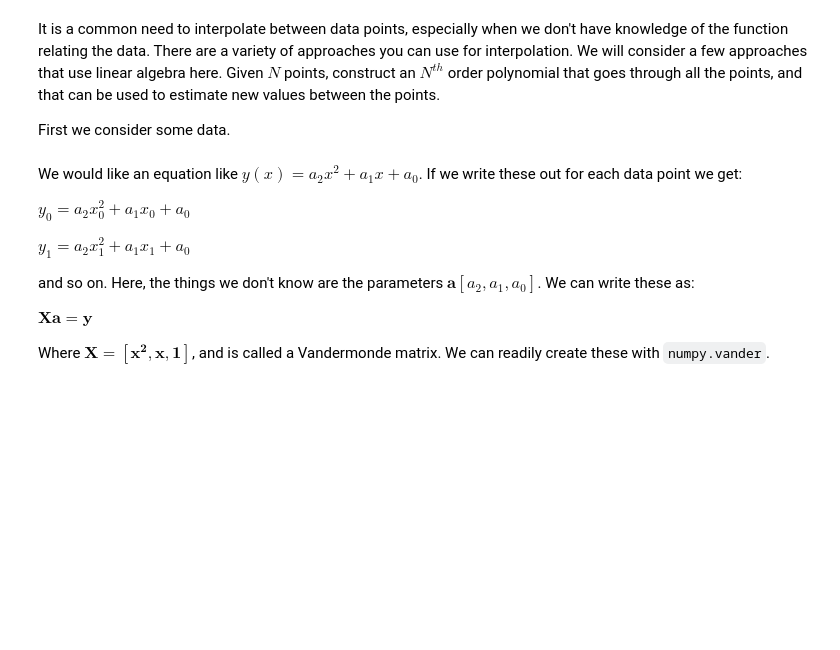
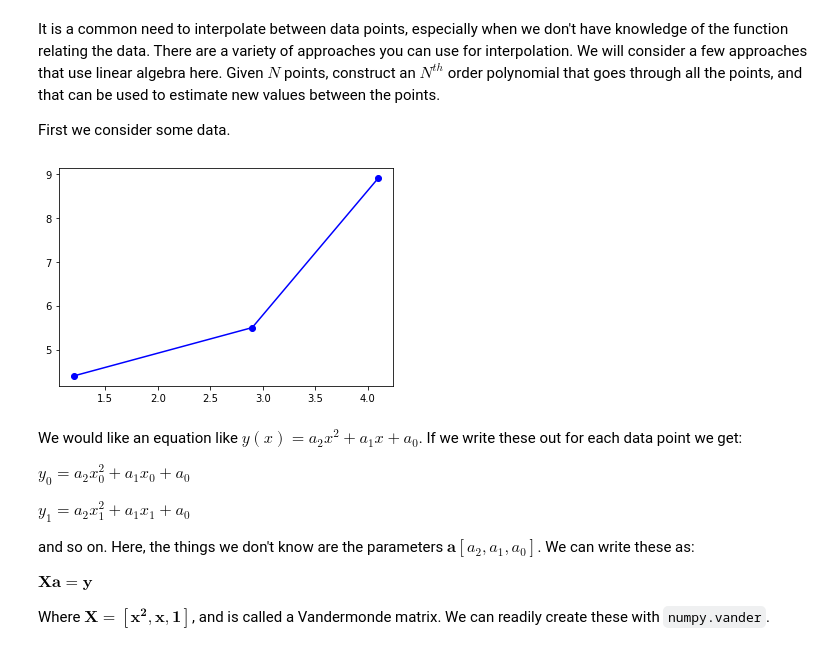
Before and after one commit to Steel-Bank-codespaces/f22-06623, a Jupyter notebook: lectures/17-linear-algebra-2/17-linear-algebra-2.ipynb, the cells around one changed output. Cells and saved outputs as stored; diff of their text form; code cells hidden in the pictures; blank space fills up the shorter version.

```diff
--- a/lectures/17-linear-algebra-2/17-linear-algebra-2.ipynb
+++ b/lectures/17-linear-algebra-2/17-linear-algebra-2.ipynb
@@ -22,12 +22,14 @@ First we consider some data.
 # %%
 import numpy as np
 
 x = np.array([1.2, 2.9, 4.1])
 y = np.array([4.4, 5.5, 8.9])
 
 import matplotlib.pyplot as plt
 
-plt.plot(x, y);
+plt.plot(x, y, 'bo-');
+# %% [output]
+[figure, added]
 # %% [markdown]
 We would like an equation like $y(x) = a_2 x^2 + a_1 x + a_0$. If we write these out for each data point we get:
 
```
Also changed, not shown: parts of 61 cells of this notebook.
